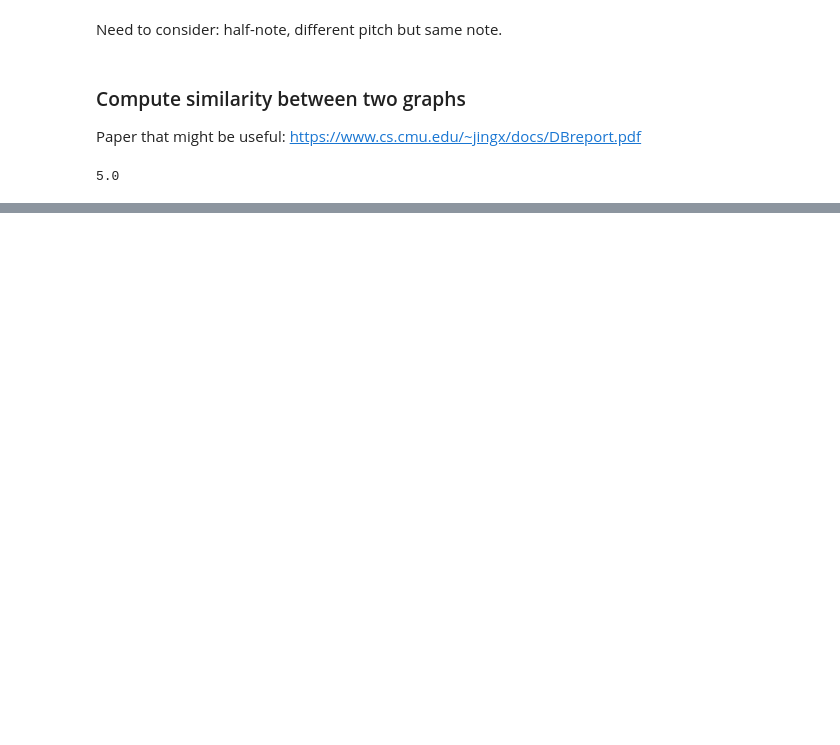
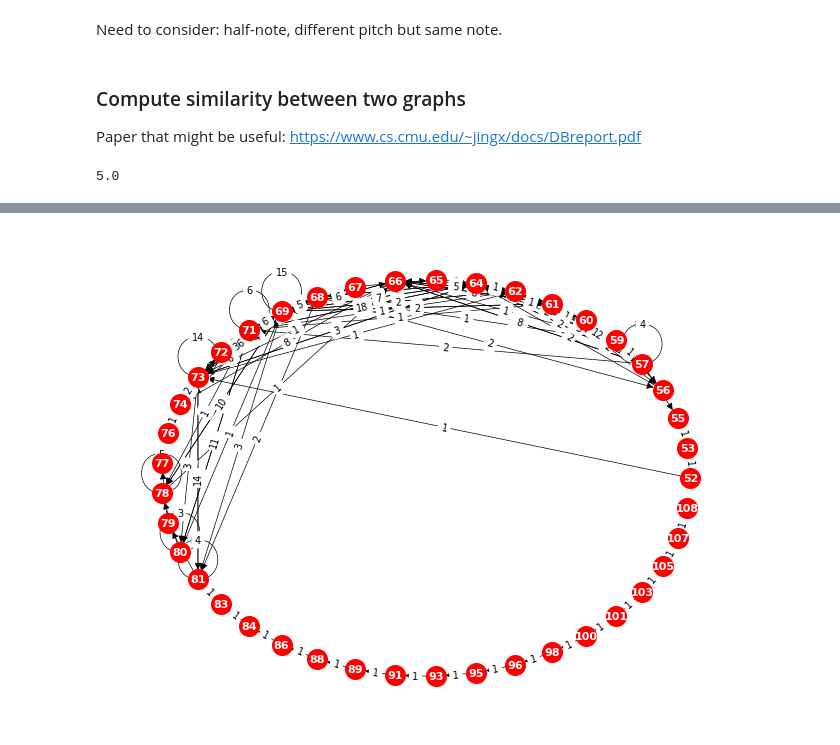
Before and after one commit to dziper/ECE227Tonnetz, a Jupyter notebook: networkx.ipynb, the cells around one changed output, grey strips where cells are left out. Saved outputs shown, nothing was run; the diff lists cells and outputs as text; code cells hidden in the pictures; blank space fills up the shorter version.

```diff
--- a/networkx.ipynb
+++ b/networkx.ipynb
@@ -257,11 +263,11 @@ def get_DG(nodes: set, weighted_edges: list) -> nx.classes.digraph.DiGraph:
     return DG
 
 
-def draw_circular_DG(DiGraph):
+def draw_circular_DG(DiGraph, node_size=300, font_size=5, width=1, label_font_size=10):
     pos = nx.circular_layout(DiGraph)
-    nx.draw(DiGraph, with_labels=True, pos=pos, node_color="red", node_size=700, font_color="white", font_size=10, font_weight="bold", width=2)
+    nx.draw(DiGraph, with_labels=True, pos=pos, node_color="red", node_size=node_size, font_color="white", font_size=font_size, font_weight="bold", width=width)
     edge_labels = {(u,v): d["weight"] for u,v,d in DiGraph.edges(data=True)}
-    nx.draw_networkx_edge_labels(DG, pos=pos, edge_labels=edge_labels, label_pos=0.5)
+    nx.draw_networkx_edge_labels(DG, pos=pos, edge_labels=edge_labels, label_pos=0.5, font_size=label_font_size,)
 # %%
 DG = nx.DiGraph()
 
@@ -298,0 +303,21 @@ nx.graph_edit_distance(TLS_0_DG, TLS_1_DG)
+# %%
+import pretty_midi
+import midiFile
+
+midi_path = 'data/clean_midi/ABBA/Dancing Queen.mid'
+theMidiFile = midiFile.MidiFile(midi_path)
+pm = pretty_midi.PrettyMIDI(midi_path)
+pm.remove_invalid_notes()
+# %%
+# Get the piano
+for i in pm.instruments:
+    if i.program == 0:
+        thePiano = i
+        break
+
+intervals = np.array([(pm.time_to_tick(note.start), pm.time_to_tick(note.end)) for note in thePiano.notes])
+notes = np.array([note.pitch for note in thePiano.notes])
+notes = notes.reshape(-1, 1)
+note_interval = np.concatenate((notes, intervals), 1)
+print("Piano note_interval (not, start_tick, end_tick): ")
+print(note_interval)
@@ -298,0 +333,13 @@ nx.graph_edit_distance(TLS_0_DG, TLS_1_DG)
+# %%
+notes = np.array([note.pitch for note in thePiano.notes])
+note_set = set(notes)
+weighted_edges = defaultdict(int)
+for i in range(len(notes) - 1):
+    weighted_edges[(notes[i], notes[i+1])] += 1
+
+list_weighted_edges = [(u,v,d) for (u,v),d in list(weighted_edges.items())]
+# %%
+theDG = get_DG(note_set, list_weighted_edges)
+draw_circular_DG(theDG, node_size=200, font_size=8, width=0.5, label_font_size=7)
+# %% [output]
+[figure, added]
```
Also changed, not shown: parts of 9 cells of this notebook, 1 other file.
